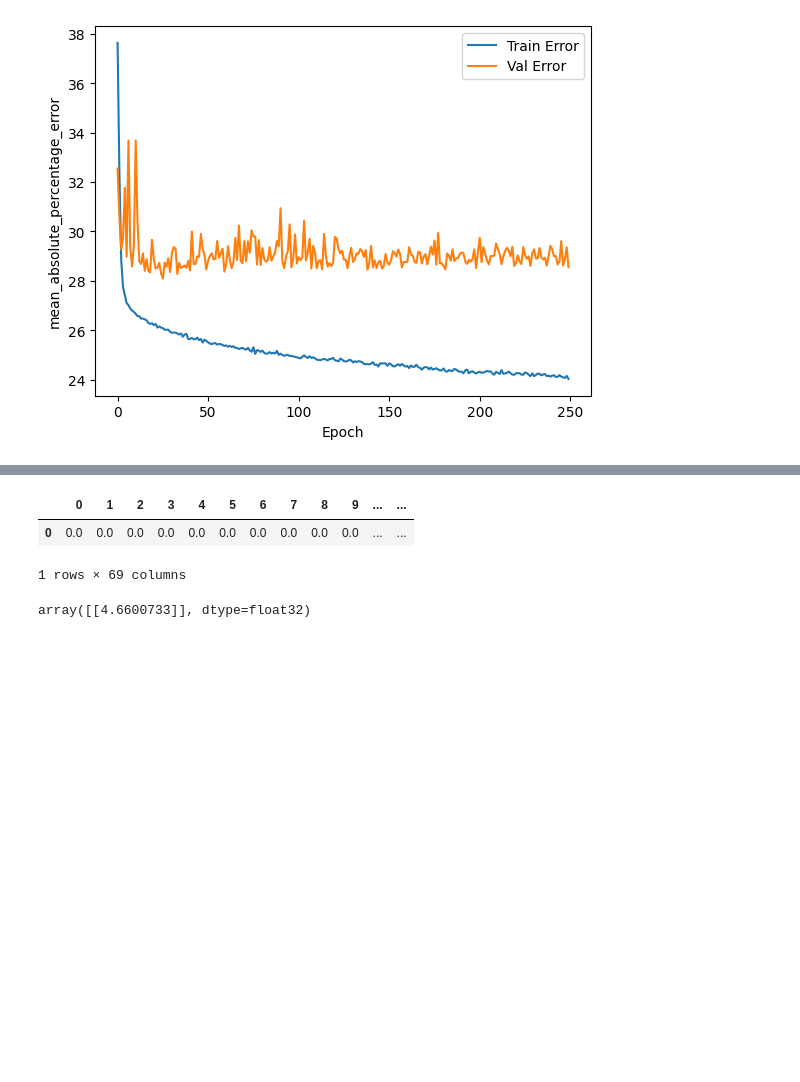
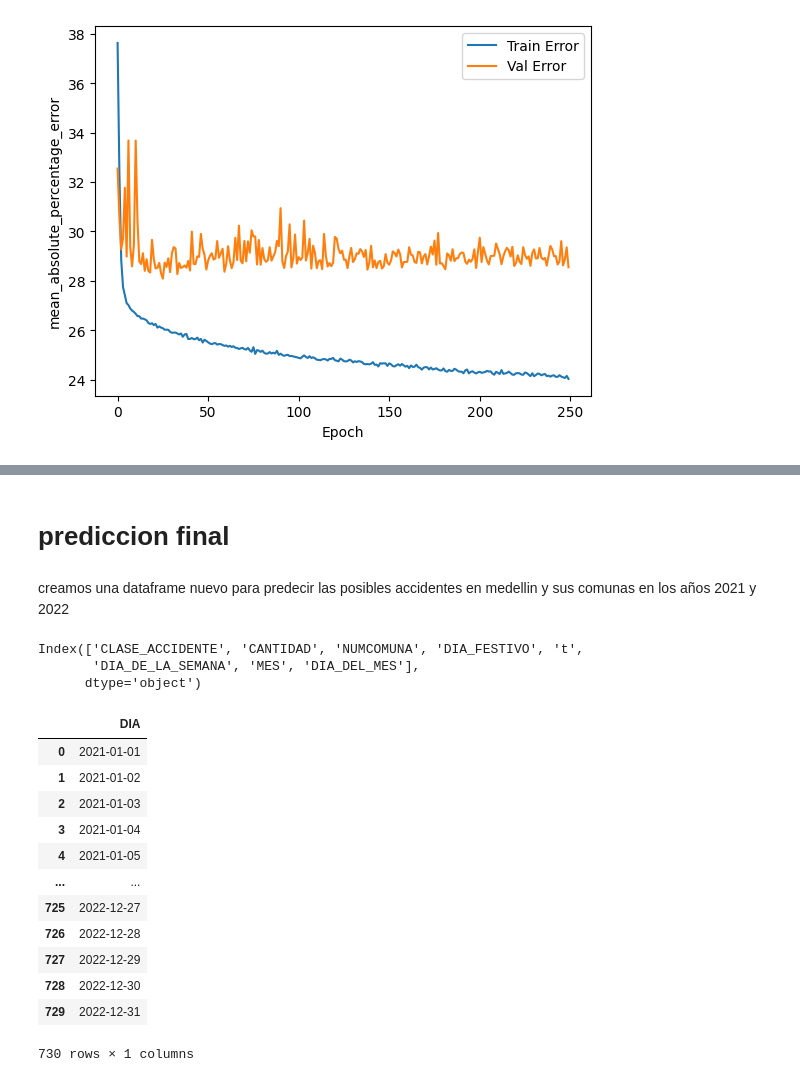
Before and after one commit to joscanoga/prediccion-de-incidentes-viales-en-la-ciudad-de-Medellin, a Jupyter notebook: notebookfinal.ipynb, the cells around one changed output, grey strips where cells are left out. Drawn from its saved outputs; the diff is of its cells as text; code cells hidden in the pictures; blank space fills up the shorter version.

```diff
--- a/notebookfinal.ipynb
+++ b/notebookfinal.ipynb
@@ -685,12 +634,32 @@ Index(['t', 'CLASE_ACCIDENTE_caida ocupante', 'CLASE_ACCIDENTE_choque',
-# %%
-z=np.zeros(69)
-z=pd.DataFrame([z,])
-z
-# %% [output]
-|  | 0 | 1 | 2 | 3 | 4 | 5 | 6 | 7 | 8 | 9 | ... | ... |
-| 0 | 0.0 | 0.0 | 0.0 | 0.0 | 0.0 | 0.0 | 0.0 | 0.0 | 0.0 | 0.0 | ... | ... |
-1 rows × 69 columns
-# %%
-model.predict(z)
-# %% [output]
-array([[4.6600733]], dtype=float32)
+# %% [markdown]
+# prediccion final
+# %% [markdown]
+creamos una dataframe nuevo para predecir las posibles accidentes en medellin y sus comunas en los años 2021 y 2022
+# %%
+test.columns
+#84
+# %% [output]
+Index(['CLASE_ACCIDENTE', 'CANTIDAD', 'NUMCOMUNA', 'DIA_FESTIVO', 't',
+       'DIA_DE_LA_SEMANA', 'MES', 'DIA_DEL_MES'],
+      dtype='object')
+# %%
+from datetime import datetime, timedelta
+inicio = datetime(2021,1,1)
+fin    = datetime(2022,12,31)
+
+X_test_final = pd.DataFrame([inicio + timedelta(days=d) for d in range((fin - inicio).days + 1)],columns=["DIA"])
+X_test_final
+# %% [output]
+|  | DIA |
+| 0 | 2021-01-01 |
+| 1 | 2021-01-02 |
+| 2 | 2021-01-03 |
+| 3 | 2021-01-04 |
+| 4 | 2021-01-05 |
+| ... | ... |
+| 725 | 2022-12-27 |
+| 726 | 2022-12-28 |
+| 727 | 2022-12-29 |
+| 728 | 2022-12-30 |
+| 729 | 2022-12-31 |
+730 rows × 1 columns
```
Also changed, not shown: parts of 26 cells of this notebook, 5 other files.
